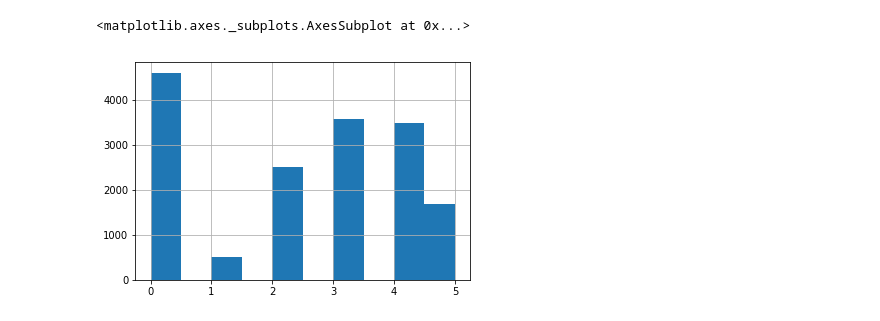
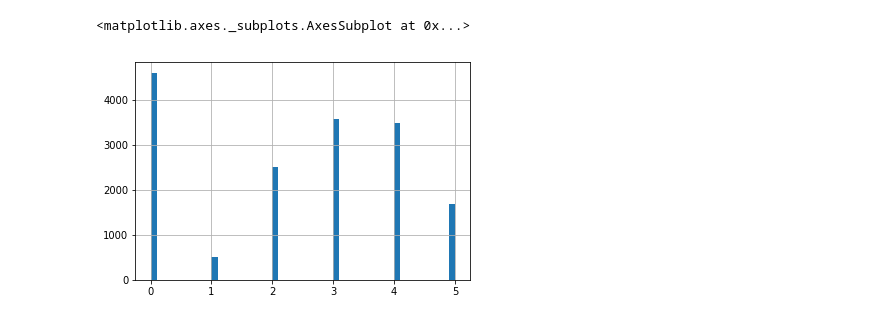
Before and after one commit to lorenzolevis/fall_detection_project, a Jupyter notebook: Notebook_project.ipynb, the cells around one changed output. Cells and saved outputs as stored; diff of their text form; code cells hidden in the pictures.

```diff
--- a/Notebook_project.ipynb
+++ b/Notebook_project.ipynb
@@ -60,6 +56,7 @@ fd.head()
-# %%
-df['ACTIVITY'].hist()
-# %% [output]
-<matplotlib.axes._subplots.AxesSubplot at 0x...>
-[figure, removed]
+# %%
+#creazione grafico per osservare il cout di dari per ogni classe
+df['ACTIVITY'].hist(bins=50)
+# %% [output]
+<matplotlib.axes._subplots.AxesSubplot at 0x...>
+[figure, added]
 # %%
```
Also changed, not shown: parts of 14 cells of this notebook.
